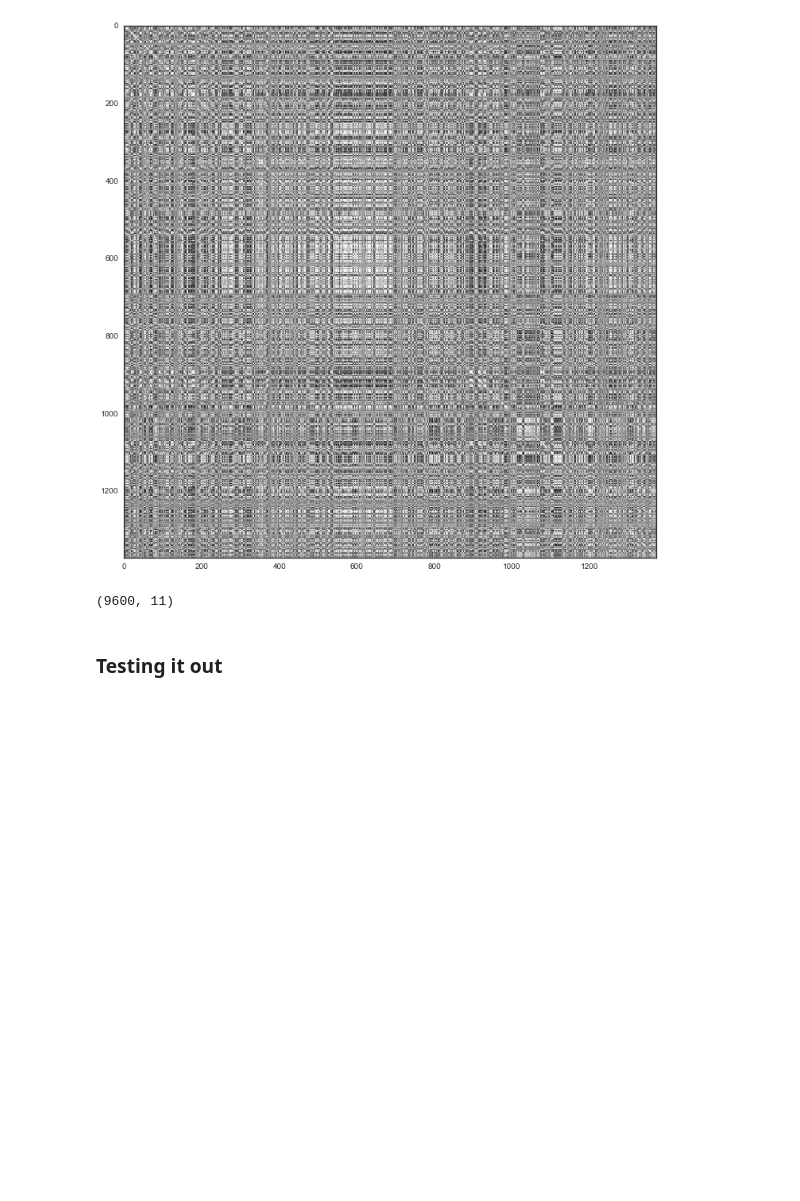
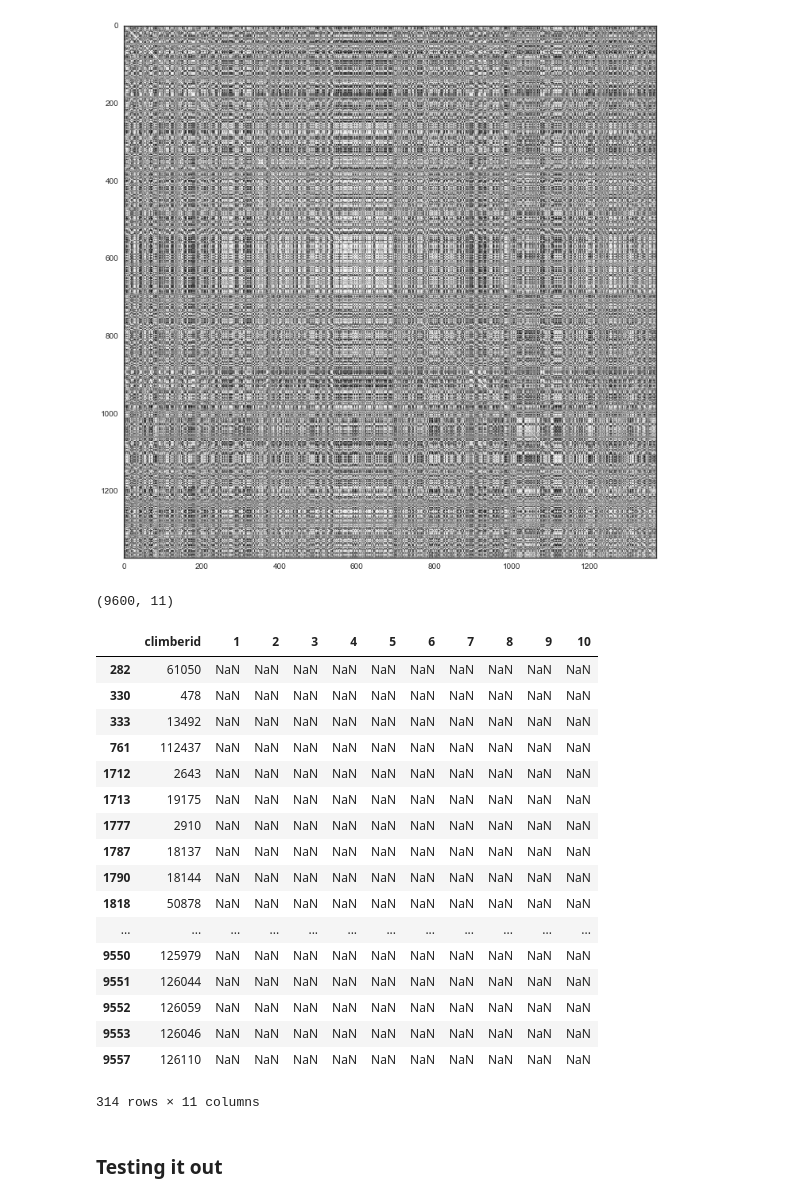
Before and after one commit to askerry/cragcrunch, a Jupyter notebook: Notebook 7. Clustering and Reduction.ipynb, the cells around one changed output. Cells and saved outputs as stored; diff of their text form; code cells hidden in the pictures; blank space fills up the shorter version.

```diff
--- a/Notebook 7. Clustering and Reduction.ipynb
+++ b/Notebook 7. Clustering and Reduction.ipynb
@@ -102,6 +102,27 @@ simpreds.shape
 chunksize=1000
 engine = create_engine('mysql://%s@%s/%s?charset=%s&use_unicode=%s&passwd=%s' %(cfg.user, cfg.host, cfg.dbname, cfg.charset, cfg.use_unicode, cfg.passwd), pool_recycle=3600)
 simpreds.to_sql('simclimbs', engine, if_exists='replace', chunksize=chunksize)
+# %%
+simpreds[pd.isnull(simpreds[1])]
+# %% [output]
+|  | climberid | 1 | 2 | 3 | 4 | 5 | 6 | 7 | 8 | 9 | 10 |
+| 282 | 61050 | NaN | NaN | NaN | NaN | NaN | NaN | NaN | NaN | NaN | NaN |
+| 330 | 478 | NaN | NaN | NaN | NaN | NaN | NaN | NaN | NaN | NaN | NaN |
+| 333 | 13492 | NaN | NaN | NaN | NaN | NaN | NaN | NaN | NaN | NaN | NaN |
+| 761 | 112437 | NaN | NaN | NaN | NaN | NaN | NaN | NaN | NaN | NaN | NaN |
+| 1712 | 2643 | NaN | NaN | NaN | NaN | NaN | NaN | NaN | NaN | NaN | NaN |
+| 1713 | 19175 | NaN | NaN | NaN | NaN | NaN | NaN | NaN | NaN | NaN | NaN |
+| 1777 | 2910 | NaN | NaN | NaN | NaN | NaN | NaN | NaN | NaN | NaN | NaN |
+| 1787 | 18137 | NaN | NaN | NaN | NaN | NaN | NaN | NaN | NaN | NaN | NaN |
+| 1790 | 18144 | NaN | NaN | NaN | NaN | NaN | NaN | NaN | NaN | NaN | NaN |
+| 1818 | 50878 | NaN | NaN | NaN | NaN | NaN | NaN | NaN | NaN | NaN | NaN |
+| ... | ... | ... | ... | ... | ... | ... | ... | ... | ... | ... | ... |
+| 9550 | 125979 | NaN | NaN | NaN | NaN | NaN | NaN | NaN | NaN | NaN | NaN |
+| 9551 | 126044 | NaN | NaN | NaN | NaN | NaN | NaN | NaN | NaN | NaN | NaN |
+| 9552 | 126059 | NaN | NaN | NaN | NaN | NaN | NaN | NaN | NaN | NaN | NaN |
+| 9553 | 126046 | NaN | NaN | NaN | NaN | NaN | NaN | NaN | NaN | NaN | NaN |
+| 9557 | 126110 | NaN | NaN | NaN | NaN | NaN | NaN | NaN | NaN | NaN | NaN |
+314 rows × 11 columns
 # %% [markdown]
 ### Testing it out
 # %%
```
Also changed, not shown: parts of 3 cells of this notebook, 10 other files.
